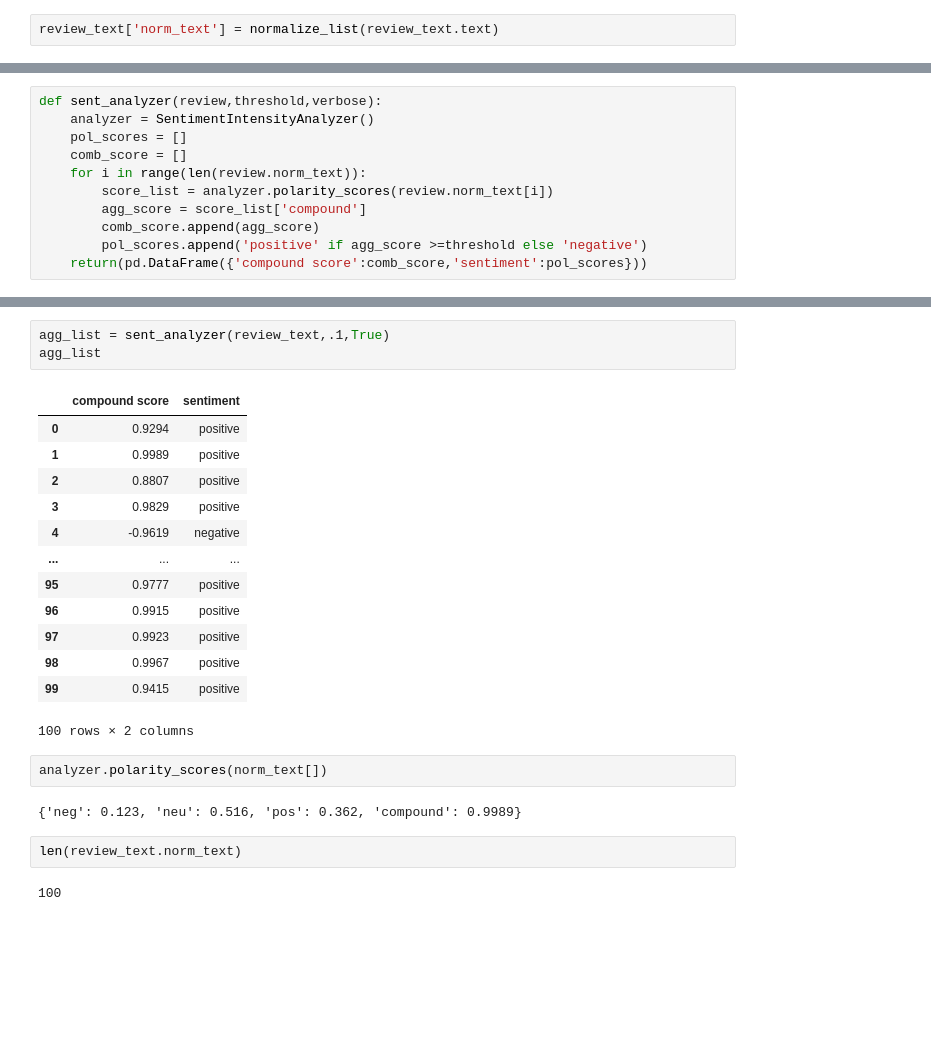
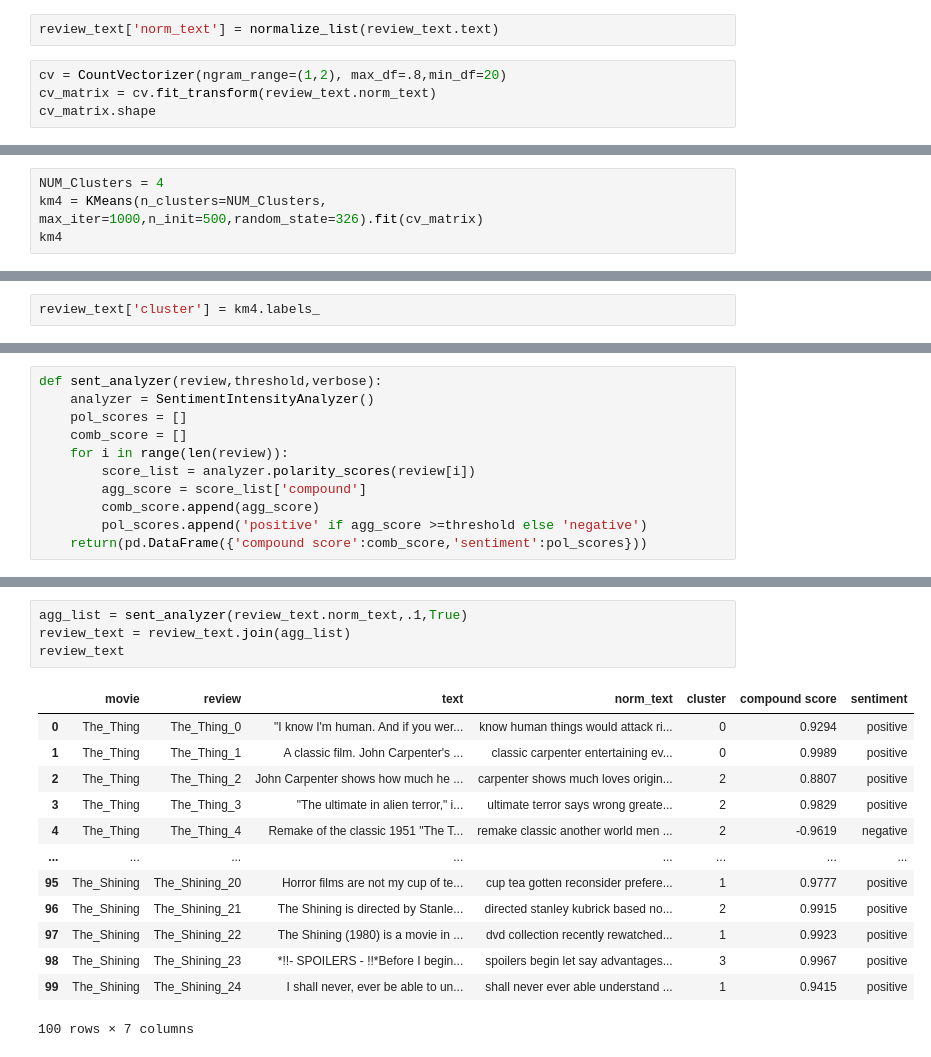
Before and after one commit to boneeyah/DS7337, a Jupyter notebook: MB_HW8.ipynb, the cells around one changed output, grey strips where cells are left out. Drawn from its saved outputs; the diff is of its cells as text; blank space fills up the shorter version.

```diff
--- a/MB_HW8.ipynb
+++ b/MB_HW8.ipynb
@@ -47,3 +82,7 @@ def normalize_list(review_list):
     return(np.array(blank_list))
 # %%
 review_text['norm_text'] = normalize_list(review_text.text)
+# %%
+cv = CountVectorizer(ngram_range=(1,2), max_df=.8,min_df=20)
+cv_matrix = cv.fit_transform(review_text.norm_text)
+cv_matrix.shape
@@ -49,0 +91,4 @@ review_text['norm_text'] = normalize_list(review_text.text)
+# %%
+NUM_Clusters = 4
+km4 = KMeans(n_clusters=NUM_Clusters, max_iter=1000,n_init=500,random_state=326).fit(cv_matrix)
+km4
@@ -49,0 +101,2 @@ review_text['norm_text'] = normalize_list(review_text.text)
+# %%
+review_text['cluster'] = km4.labels_
@@ -52,8 +107,8 @@ def sent_analyzer(review,threshold,verbose):
     analyzer = SentimentIntensityAnalyzer()
     pol_scores = []
     comb_score = []
-    for i in range(len(review.norm_text)):
-        score_list = analyzer.polarity_scores(review.norm_text[i])
+    for i in range(len(review)):
+        score_list = analyzer.polarity_scores(review[i])
         agg_score = score_list['compound']
         comb_score.append(agg_score)
         pol_scores.append('positive' if agg_score >=threshold else 'negative')
@@ -61,25 +132,18 @@ def sent_analyzer(review,threshold,verbose):
 # %%
-agg_list = sent_analyzer(review_text,.1,True)
-agg_list
+agg_list = sent_analyzer(review_text.norm_text,.1,True)
+review_text = review_text.join(agg_list)
+review_text
 # %% [output]
-|  | compound score | sentiment |
-| 0 | 0.9294 | positive |
-| 1 | 0.9989 | positive |
-| 2 | 0.8807 | positive |
-| 3 | 0.9829 | positive |
-| 4 | -0.9619 | negative |
-| ... | ... | ... |
-| 95 | 0.9777 | positive |
-| 96 | 0.9915 | positive |
-| 97 | 0.9923 | positive |
-| 98 | 0.9967 | positive |
-| 99 | 0.9415 | positive |
+|  | movie | review | text | norm_text | cluster | compound score | sentiment |
+| 0 | The_Thing | The_Thing_0 | "I know I'm human. And if you wer... | know human things would attack ri... | 0 | 0.9294 | positive |
+| 1 | The_Thing | The_Thing_1 | A classic film. John Carpenter's ... | classic carpenter entertaining ev... | 0 | 0.9989 | positive |
+| 2 | The_Thing | The_Thing_2 | John Carpenter shows how much he ... | carpenter shows much loves origin... | 2 | 0.8807 | positive |
+| 3 | The_Thing | The_Thing_3 | "The ultimate in alien terror," i... | ultimate terror says wrong greate... | 2 | 0.9829 | positive |
+| 4 | The_Thing | The_Thing_4 | Remake of the classic 1951 "The T... | remake classic another world men ... | 2 | -0.9619 | negative |
+| ... | ... | ... | ... | ... | ... | ... | ... |
+| 95 | The_Shining | The_Shining_20 | Horror films are not my cup of te... | cup tea gotten reconsider prefere... | 1 | 0.9777 | positive |
+| 96 | The_Shining | The_Shining_21 | The Shining is directed by Stanle... | directed stanley kubrick based no... | 2 | 0.9915 | positive |
+| 97 | The_Shining | The_Shining_22 | The Shining (1980) is a movie in ... | dvd collection recently rewatched... | 1 | 0.9923 | positive |
+| 98 | The_Shining | The_Shining_23 | *!!- SPOILERS - !!*Before I begin... | spoilers begin let say advantages... | 3 | 0.9967 | positive |
+| 99 | The_Shining | The_Shining_24 | I shall never, ever be able to un... | shall never ever able understand ... | 1 | 0.9415 | positive |
-100 rows × 2 columns
+100 rows × 7 columns
-# %%
-analyzer.polarity_scores(norm_text[])
-# %% [output]
-{'neg': 0.123, 'neu': 0.516, 'pos': 0.362, 'compound': 0.9989}
-# %%
-len(review_text.norm_text)
-# %% [output]
-100
```
Also changed, not shown: parts of 23 cells of this notebook.
